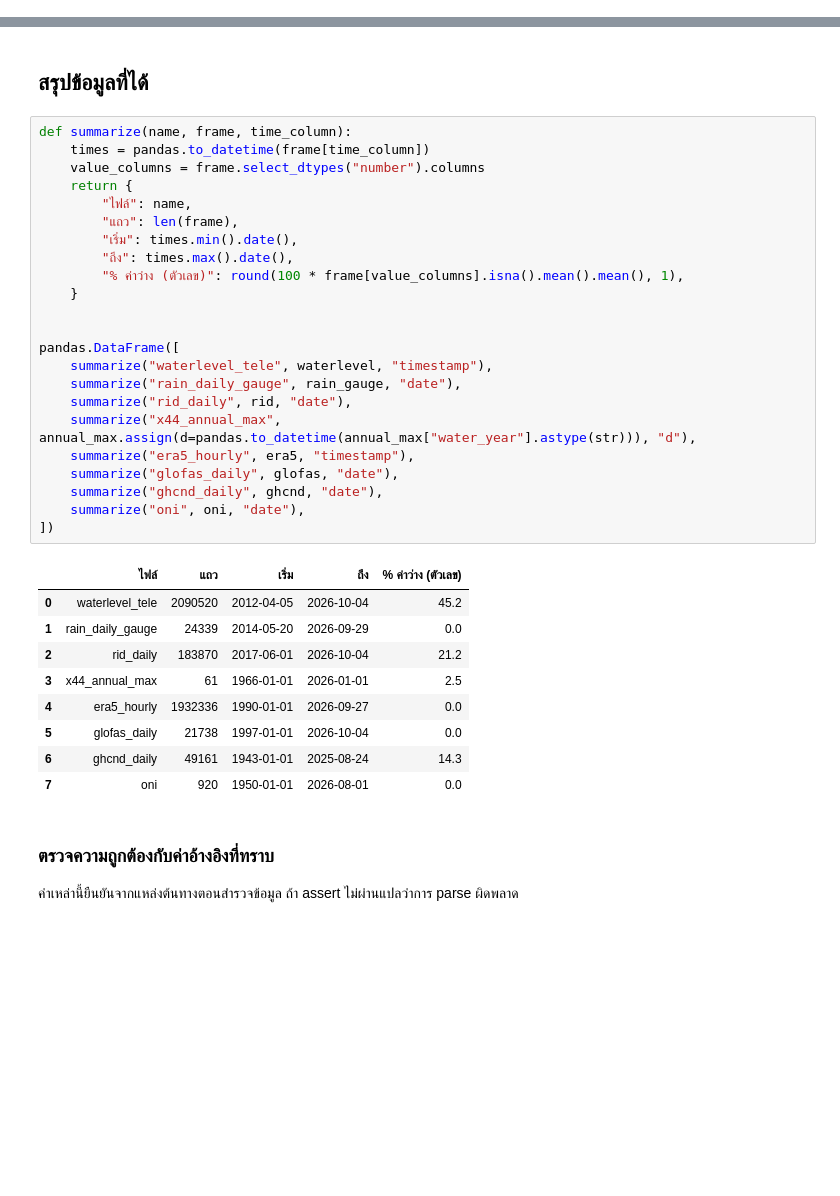
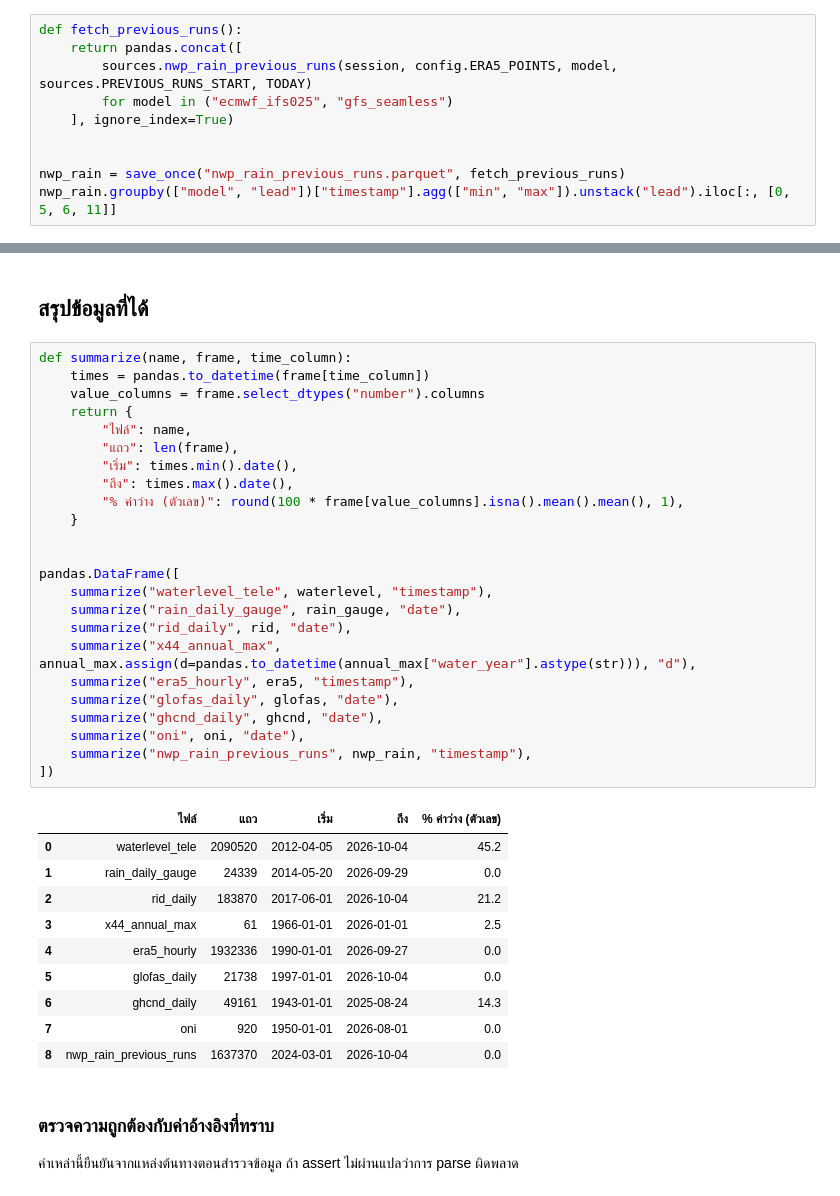
Before and after one commit to Jackyzaz/mojito, a Jupyter notebook: notebooks/01_data_collection.ipynb, the cells around one changed output, grey strips where cells are left out. Cells and saved outputs as stored; diff of their text form; blank space fills up the shorter version.

```diff
--- a/notebooks/01_data_collection.ipynb
+++ b/notebooks/01_data_collection.ipynb
@@ -283,0 +289,10 @@ skip  oni.parquet: มีอยู่แล้ว 920 แถว
+# %%
+def fetch_previous_runs():
+    return pandas.concat([
+        sources.nwp_rain_previous_runs(session, config.ERA5_POINTS, model, sources.PREVIOUS_RUNS_START, TODAY)
+        for model in ("ecmwf_ifs025", "gfs_seamless")
+    ], ignore_index=True)
+
+
+nwp_rain = save_once("nwp_rain_previous_runs.parquet", fetch_previous_runs)
+nwp_rain.groupby(["model", "lead"])["timestamp"].agg(["min", "max"]).unstack("lead").iloc[:, [0, 5, 6, 11]]
@@ -354,33 +376,35 @@ def summarize(name, frame, time_column):
     value_columns = frame.select_dtypes("number").columns
     return {
         "ไฟล์": name,
         "แถว": len(frame),
         "เริ่ม": times.min().date(),
         "ถึง": times.max().date(),
         "% ค่าว่าง (ตัวเลข)": round(100 * frame[value_columns].isna().mean().mean(), 1),
     }
 
 
 pandas.DataFrame([
     summarize("waterlevel_tele", waterlevel, "timestamp"),
     summarize("rain_daily_gauge", rain_gauge, "date"),
     summarize("rid_daily", rid, "date"),
     summarize("x44_annual_max", annual_max.assign(d=pandas.to_datetime(annual_max["water_year"].astype(str))), "d"),
     summarize("era5_hourly", era5, "timestamp"),
     summarize("glofas_daily", glofas, "date"),
     summarize("ghcnd_daily", ghcnd, "date"),
     summarize("oni", oni, "date"),
+    summarize("nwp_rain_previous_runs", nwp_rain, "timestamp"),
 ])
 # %% [output]
 |  | ไฟล์ | แถว | เริ่ม | ถึง | % ค่าว่าง (ตัวเลข) |
 | 0 | waterlevel_tele | 2090520 | 2012-04-05 | 2026-10-04 | 45.2 |
 | 1 | rain_daily_gauge | 24339 | 2014-05-20 | 2026-09-29 | 0.0 |
 | 2 | rid_daily | 183870 | 2017-06-01 | 2026-10-04 | 21.2 |
 | 3 | x44_annual_max | 61 | 1966-01-01 | 2026-01-01 | 2.5 |
 | 4 | era5_hourly | 1932336 | 1990-01-01 | 2026-09-27 | 0.0 |
 | 5 | glofas_daily | 21738 | 1997-01-01 | 2026-10-04 | 0.0 |
 | 6 | ghcnd_daily | 49161 | 1943-01-01 | 2025-08-24 | 14.3 |
 | 7 | oni | 920 | 1950-01-01 | 2026-08-01 | 0.0 |
+| 8 | nwp_rain_previous_runs | 1637370 | 2024-03-01 | 2026-10-04 | 0.0 |
 # %% [markdown]
 ### ตรวจความถูกต้องกับค่าอ้างอิงที่ทราบ
 ค่าเหล่านี้ยืนยันจากแหล่งต้นทางตอนสำรวจข้อมูล ถ้า assert ไม่ผ่านแปลว่าการ parse ผิดพลาด
```
Also changed, not shown: parts of 4 cells of this notebook, 18 other files.
